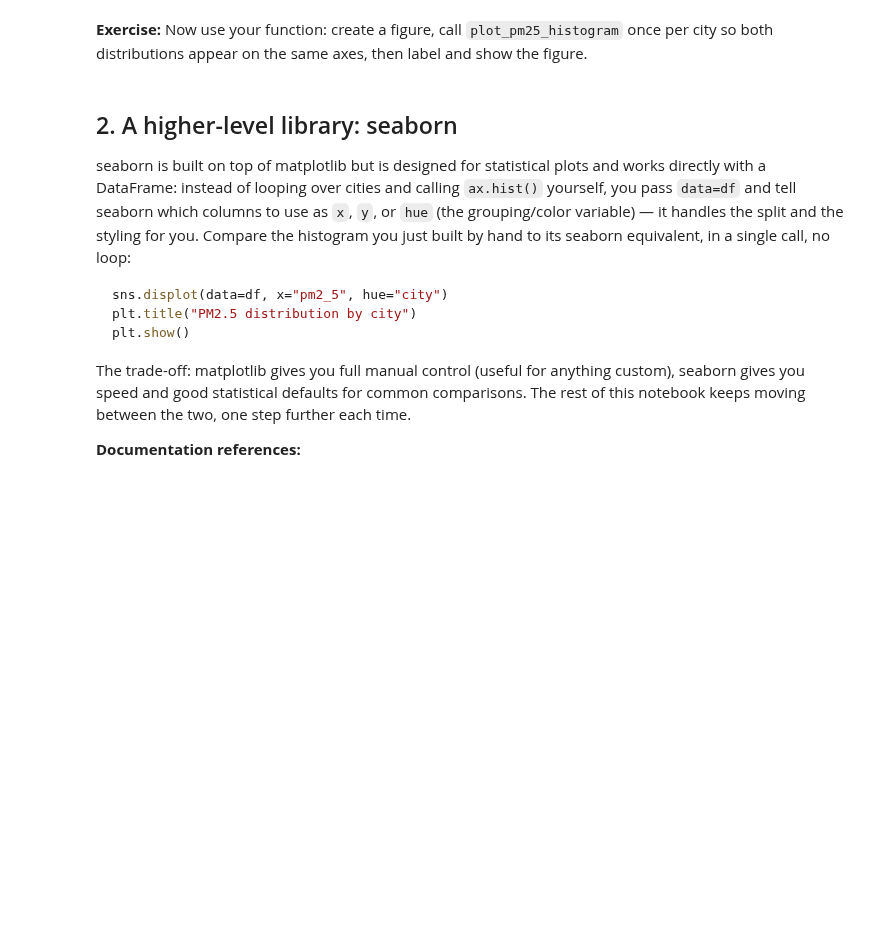
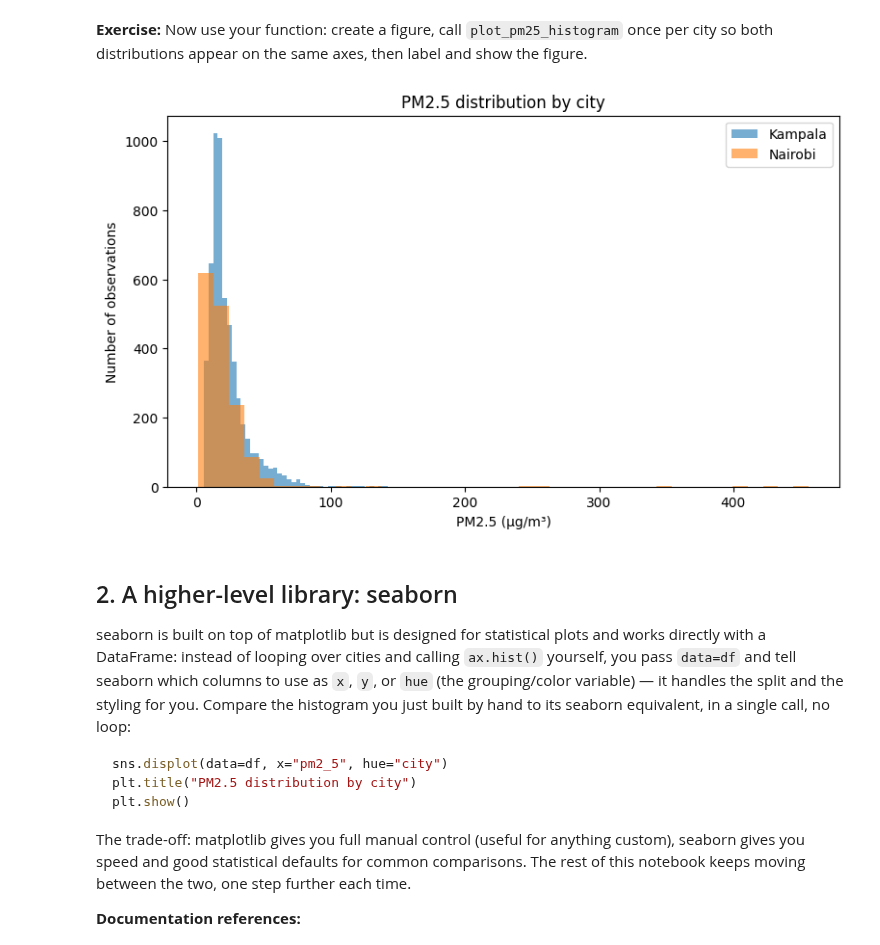
Before and after one commit to hfougerouxge1/AirQuality, a Jupyter notebook: notebooks/session2/01_discovery.ipynb, the cells around one changed output. Cells and saved outputs as stored; diff of their text form; code cells hidden in the pictures; blank space fills up the shorter version.

```diff
--- a/notebooks/session2/01_discovery.ipynb
+++ b/notebooks/session2/01_discovery.ipynb
@@ -59,10 +66,24 @@ def plot_pm25_histogram(df, city, ax):
     - city: name of the city to filter on
     - ax: matplotlib Axes to draw on
     """
+    data = df.loc[df["city"] == city, "pm2_5"].dropna()
+    ax.hist(data, bins=40, alpha=0.6, label=city)
 # %% [markdown]
 **Exercise:** Now use your function: create a figure, call `plot_pm25_histogram` once per city so both distributions appear on the same axes, then label and show the figure.
 # %%
 # TODO 2: create a figure, call plot_pm25_histogram once per city, label and show it
+fig, ax = plt.subplots(figsize=(9, 5))
+
+for city in CITIES:
+    plot_pm25_histogram(df, city, ax)
+
+ax.set_xlabel("PM2.5 (µg/m³)")
+ax.set_ylabel("Number of observations")
+ax.set_title("PM2.5 distribution by city")
+ax.legend()
+plt.show()
+# %% [output]
+[figure, added]
 # %% [markdown]
 ## 2. A higher-level library: seaborn
 
```
Also changed, not shown: parts of 7 cells of this notebook.
